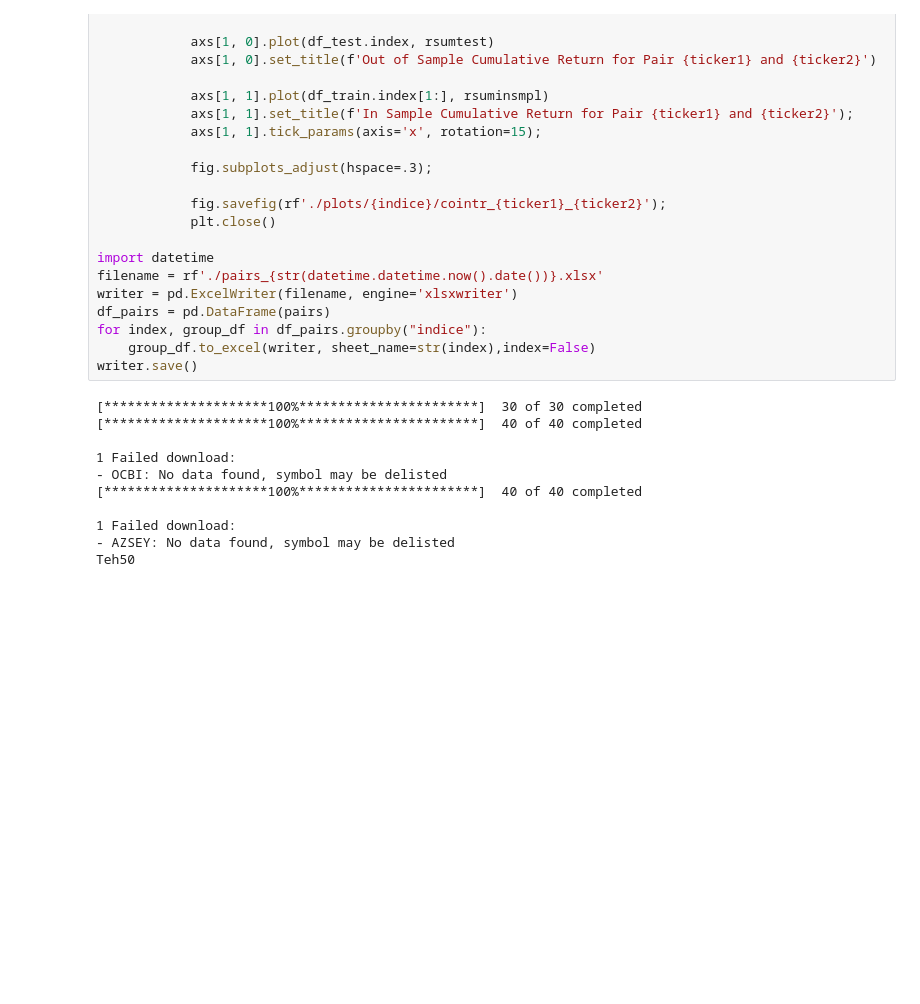
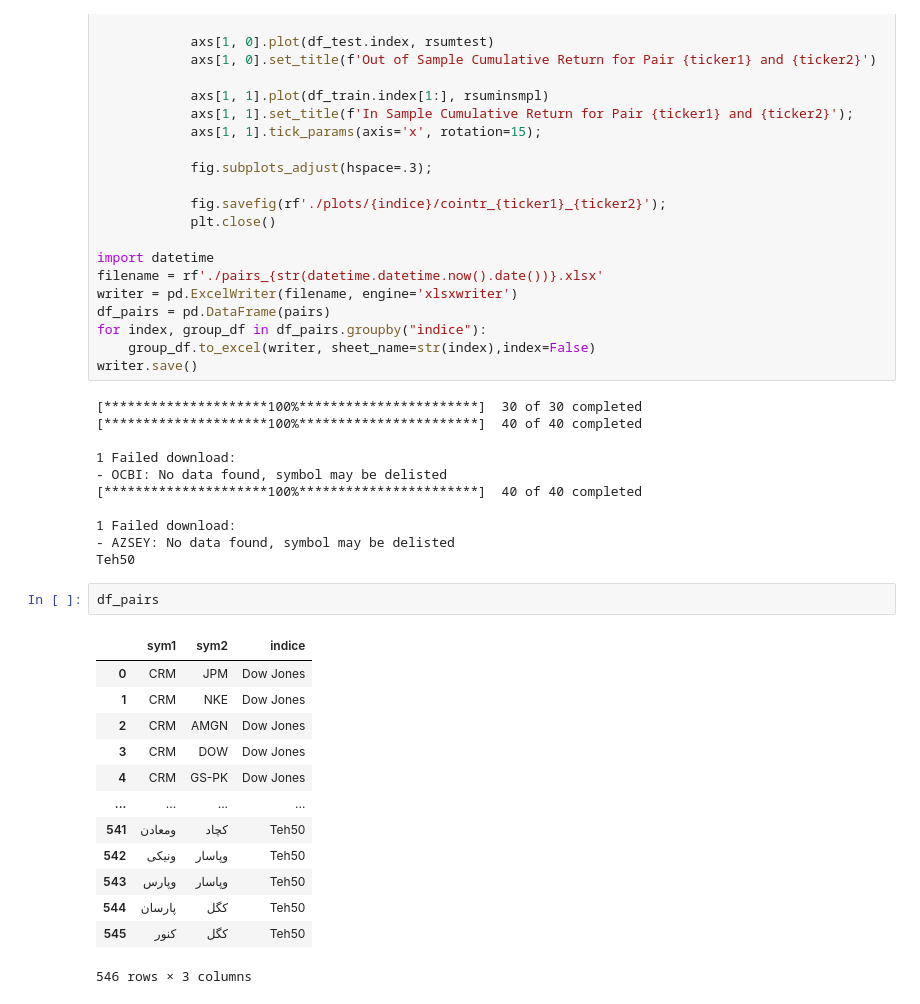
Before and after one commit to alrzJml/advanced_econ, a Jupyter notebook: project/01_pair_trading/02_paired_all.ipynb, the cells around one changed output. Saved outputs shown, nothing was run; the diff lists cells and outputs as text; blank space fills up the shorter version.

```diff
--- a/project/01_pair_trading/02_paired_all.ipynb
+++ b/project/01_pair_trading/02_paired_all.ipynb
@@ -190,3 +190,19 @@ writer.save()
 1 Failed download:
 - AZSEY: No data found, symbol may be delisted
 Teh50
+# %%
+df_pairs
+# %% [output]
+|  | sym1 | sym2 | indice |
+| 0 | CRM | JPM | Dow Jones |
+| 1 | CRM | NKE | Dow Jones |
+| 2 | CRM | AMGN | Dow Jones |
+| 3 | CRM | DOW | Dow Jones |
+| 4 | CRM | GS-PK | Dow Jones |
+| ... | ... | ... | ... |
+| 541 | ومعادن | کچاد | Teh50 |
+| 542 | ونیکی | وپاسار | Teh50 |
+| 543 | وپارس | وپاسار | Teh50 |
+| 544 | پارسان | کگل | Teh50 |
+| 545 | کنور | کگل | Teh50 |
+546 rows × 3 columns
```
Also changed, not shown: 17 other files.
